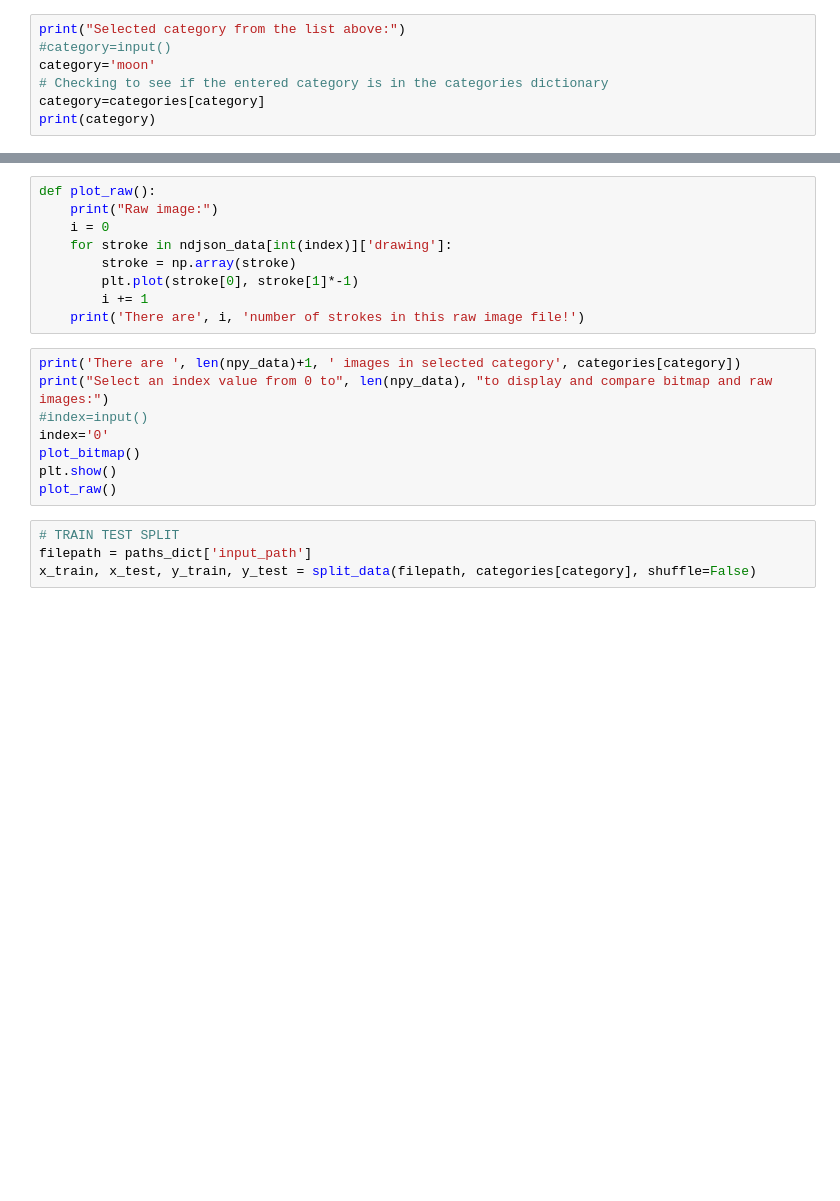
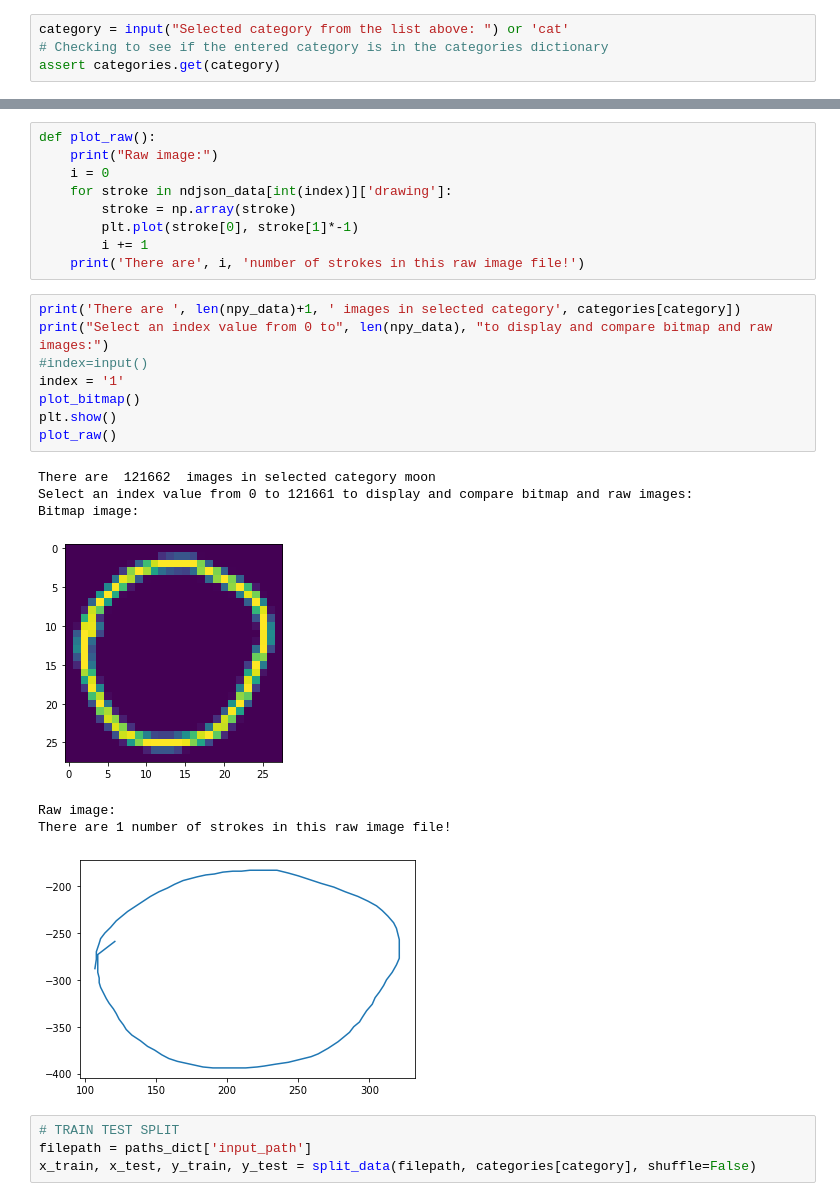
Before and after one commit to melodiCyb/sliver-maestro, a Jupyter notebook: notebooks/draw_moon.ipynb, the cells around one changed output, grey strips where cells are left out. Cells and saved outputs as stored; diff of their text form; blank space fills up the shorter version.

```diff
--- a/notebooks/draw_moon.ipynb
+++ b/notebooks/draw_moon.ipynb
@@ -27,7 +42,4 @@ for key, value in categories.items():
 # %%
-print("Selected category from the list above:")
-#category=input()
-category='moon'
+category = input("Selected category from the list above: ") or 'cat'
 # Checking to see if the entered category is in the categories dictionary
-category=categories[category]
-print(category)
+assert categories.get(category)
@@ -74,11 +114,19 @@ def plot_raw():
 # %%
 print('There are ', len(npy_data)+1, ' images in selected category', categories[category])
 print("Select an index value from 0 to", len(npy_data), "to display and compare bitmap and raw images:")
 #index=input()
-index='0'
+index = '1'
 plot_bitmap()
 plt.show()
 plot_raw()
+# %% [output]
+There are  121662  images in selected category moon
+Select an index value from 0 to 121661 to display and compare bitmap and raw images:
+Bitmap image:
+[figure, added]
+Raw image:
+There are 1 number of strokes in this raw image file!
+[figure, added]
 # %%
 # TRAIN TEST SPLIT
 filepath = paths_dict['input_path']
```
Also changed, not shown: parts of 19 cells of this notebook, 2 other files.
